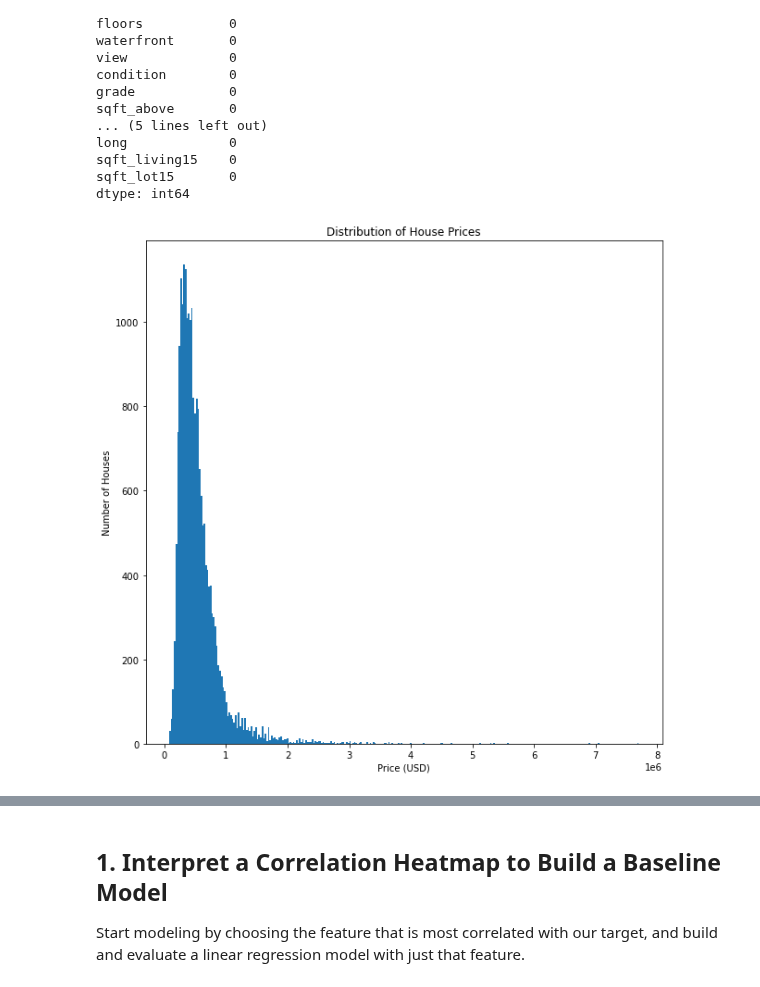
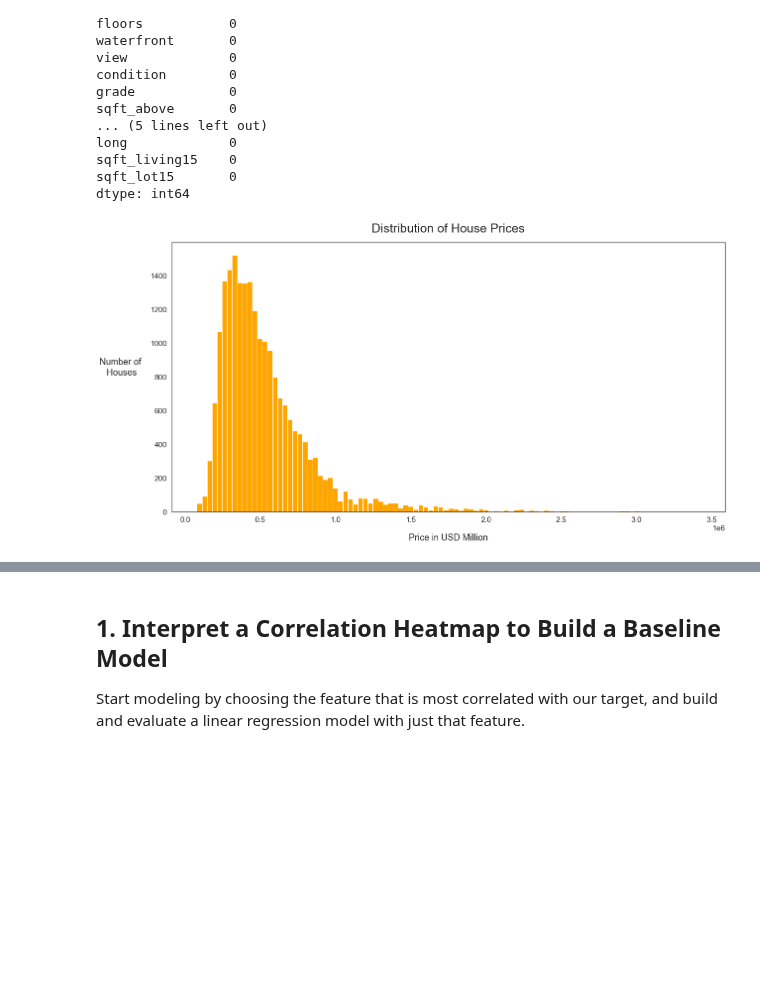
Before and after one commit to miazfryer/King_County_Regression, a Jupyter notebook: Sejin.ipynb, the cells around one changed output, grey strips where cells are left out. Saved outputs shown, nothing was run; the diff lists cells and outputs as text; code cells hidden in the pictures; blank space fills up the shorter version.

Commit message:
visuals

```diff
--- a/Sejin.ipynb
+++ b/Sejin.ipynb
@@ -116,16 +116,19 @@ sqft_lot15       0
 dtype: int64
 # %%
 data = data.drop(data[data['bedrooms']==33].index).copy()
+# %%
+price_plot = data.loc[data['price']<3500000]
 # %%
-fig, ax = plt.subplots(figsize=(10, 10))
+sns.set_style("white")
+fig, ax = plt.subplots(figsize=(20, 10))
 
-ax.hist(data['price'], bins=300)
+ax.hist(price_plot['price'], bins=100, color='orange')
 
-ax.set_xlabel("Price (USD)")
-ax.set_ylabel("Number of Houses")
-ax.set_title("Distribution of House Prices");
+ax.set_xlabel("Price in USD Million", fontsize=18, labelpad=20)
+ax.set_ylabel("Number of\n Houses", fontsize=18, labelpad=60, rotation=0)
+ax.set_title("Distribution of House Prices", fontsize=25, pad=20);
 # %% [output]
-[figure, old version]
+[figure, new version]
 # %%
 X = data.drop("price", axis=1)
 y = data["price"]
```
Also changed, not shown: parts of 6 cells of this notebook.
